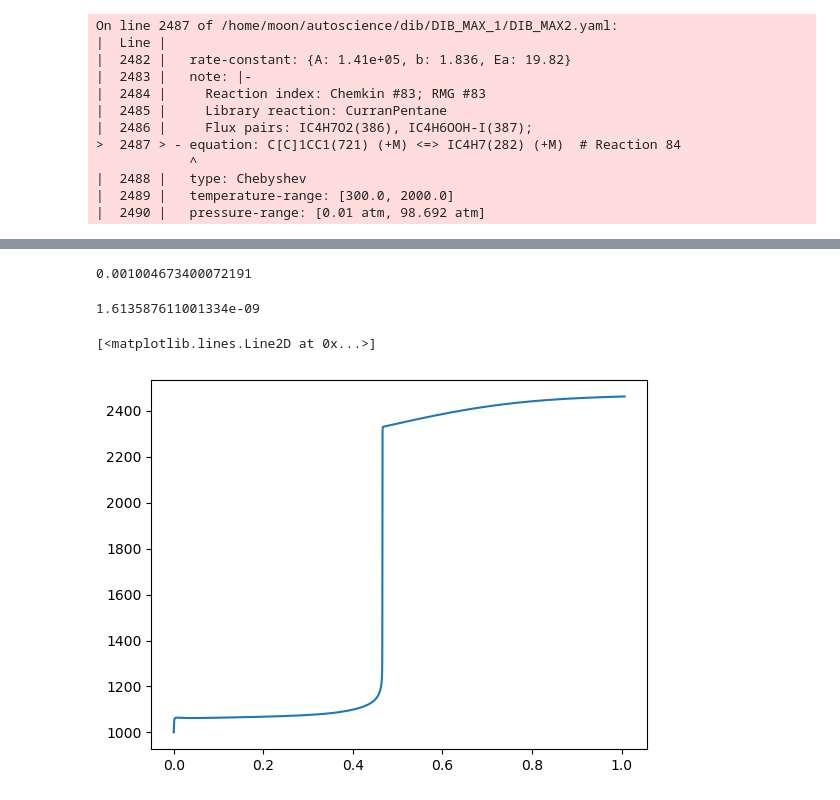
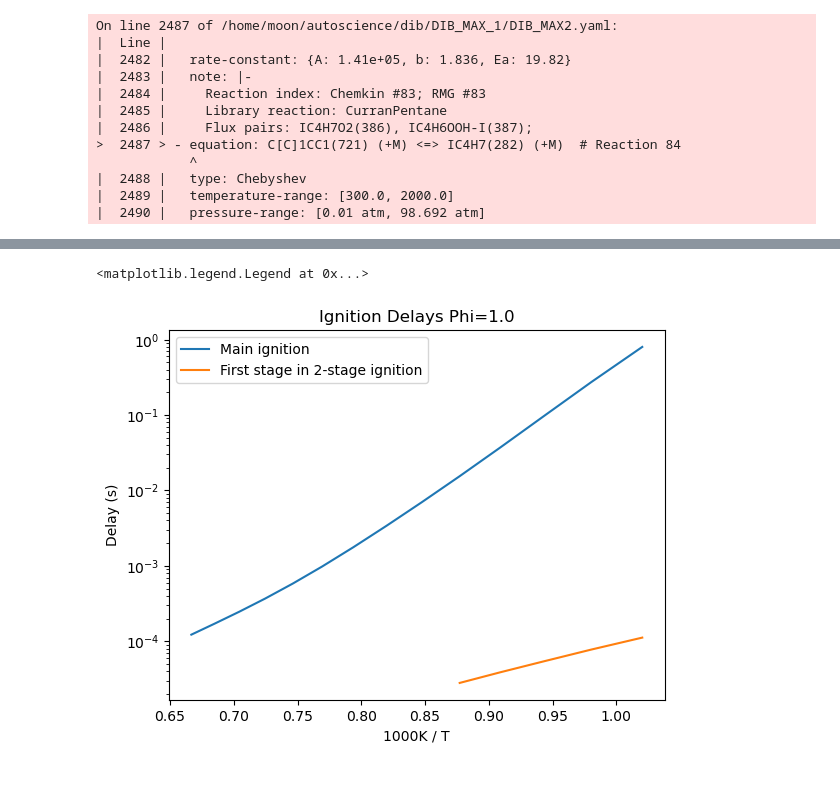
Before and after one commit to comocheng/autoscience_workflow, a Jupyter notebook: plotting/plot_individual_ignitions.ipynb, the cells around one changed output, grey strips where cells are left out. Drawn from its saved outputs; the diff is of its cells as text; code cells hidden in the pictures.

```diff
--- a/plotting/plot_individual_ignitions.ipynb
+++ b/plotting/plot_individual_ignitions.ipynb
@@ -287,8 +156,0 @@ plt.plot(totals)
-# %%
-times[1000]
-# %% [output]
-0.001004673400072191
-# %%
-times[100]
-# %% [output]
-1.613587611001334e-09
@@ -297,5 +157,14 @@ plt.plot
-# %%
-plt.plot(times, T)
-# %% [output]
-[<matplotlib.lines.Line2D at 0x...>]
-[figure, removed]
+# %%
+delays[delays == -1] = np.nan
+plt.plot(1000 / temperatures, delays[:, 0], label='Main ignition')
+plt.plot(1000 / temperatures, delays[:, 1], label='First stage in 2-stage ignition')
+
+ax = plt.gca()
+ax.set_yscale('log')
+plt.title('Ignition Delays Phi=1.0')
+plt.xlabel('1000K / T')
+plt.ylabel('Delay (s)')
+plt.legend()
+# %% [output]
+<matplotlib.legend.Legend at 0x...>
+[figure, added]
```
Also changed, not shown: parts of 37 cells of this notebook, 1 other file.
